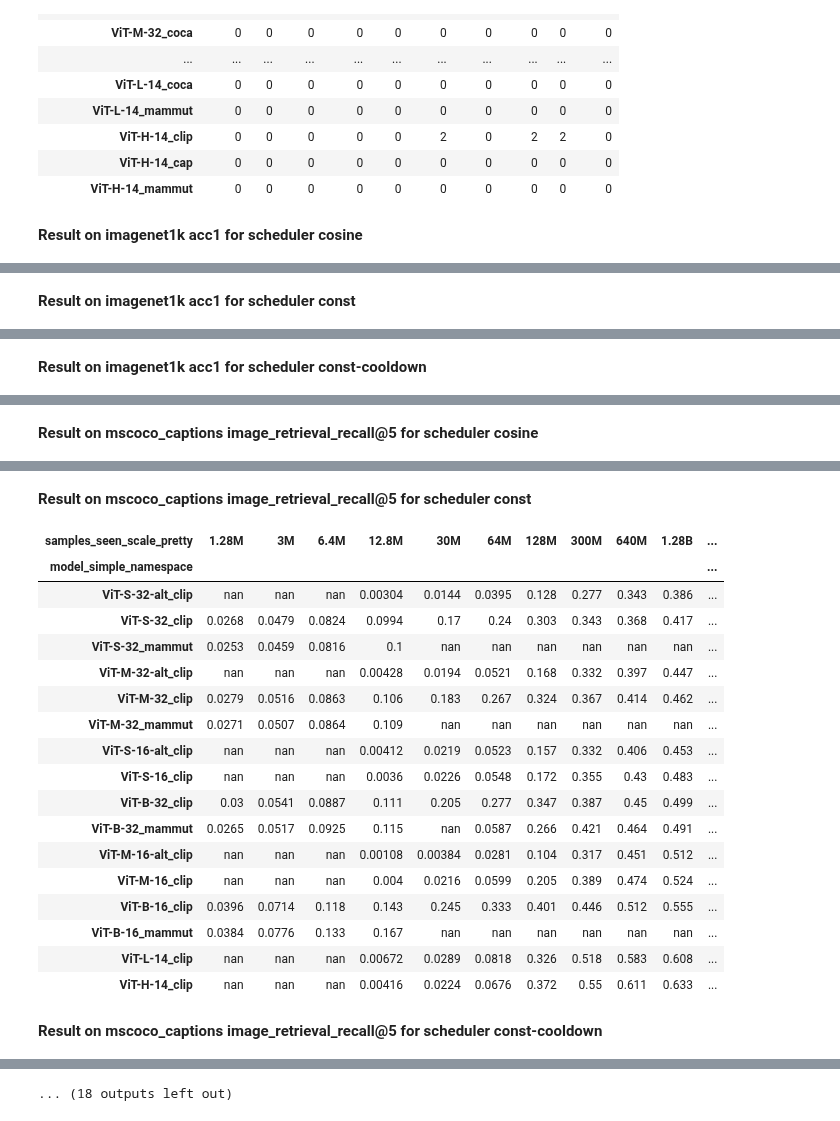
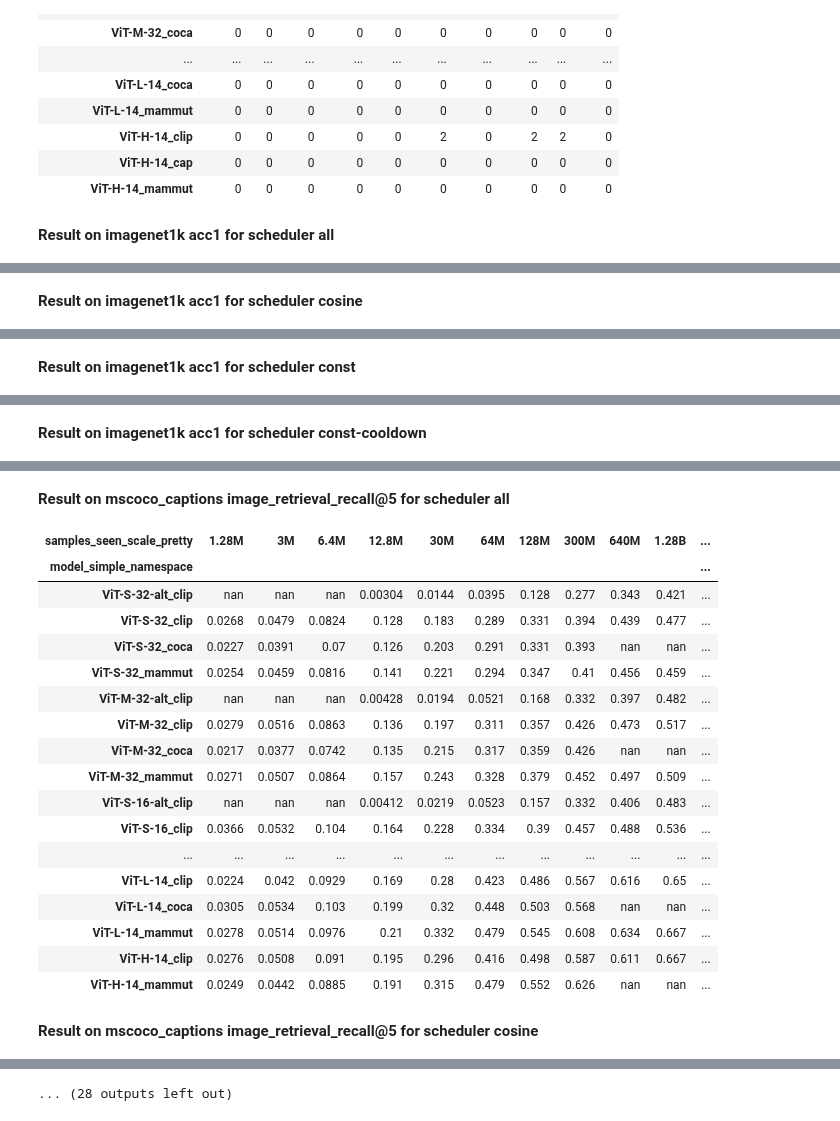
Before and after one commit to SLAMPAI/open_clip_scaling, a Jupyter notebook: overview.ipynb, the cells around one changed output, grey strips where cells are left out. Cells and saved outputs as stored; diff of their text form; code cells hidden in the pictures.

```diff
--- a/overview.ipynb
+++ b/overview.ipynb
@@ -156,15 +156,16 @@ evals = [
     ("sugar_crepe/swap_obj", "acc")
 ]
 for ds, metric in evals:
-    for scheduler in ("cosine", "const", "const-cooldown"):
+    for scheduler in ("all", "cosine", "const", "const-cooldown"):
 
         d = df
         d = d[d.pretrain_dataset=="datacomp_1b"]
         d = d[d.downstream_dataset==ds]
-        if scheduler != "const":
-            d = d[d.epoch==d.total_epochs]
+        if scheduler != "all":
+            if scheduler != "const":
+                d = d[d.epoch==d.total_epochs]
 
-        d = d[d.lr_scheduler==scheduler]
+            d = d[d.lr_scheduler==scheduler]
 
         vars=("samples_seen_scale_pretty", "model_simple_namespace")
         d = d.sort_values(by=metric, ascending=False)
@@ -200,6 +201,6 @@ for ds, metric in evals:
 
         display(d)
 # %% [output]
-Result on imagenet1k acc1 for scheduler cosine
+Result on imagenet1k acc1 for scheduler all
 | samples_seen_scale_pretty | 1.28M | 3M | 6.4M | 12.8M | 30M | 64M | 128M | 300M | 640M | 1.28B | ... |
 | model_simple_namespace |  |  |  |  |  |  |  |  |  |  | ... |
@@ -222,3 +223,3 @@ Result on imagenet1k acc1 for scheduler cosine
-Result on imagenet1k acc1 for scheduler const
+Result on imagenet1k acc1 for scheduler cosine
 | samples_seen_scale_pretty | 1.28M | 3M | 6.4M | 12.8M | 30M | 64M | 128M | 300M | 640M | 1.28B | ... |
 | model_simple_namespace |  |  |  |  |  |  |  |  |  |  | ... |
@@ -241 +242 @@ Result on imagenet1k acc1 for scheduler const
-Result on imagenet1k acc1 for scheduler const-cooldown
+Result on imagenet1k acc1 for scheduler const
@@ -260 +261 @@ Result on imagenet1k acc1 for scheduler const-cooldown
-Result on mscoco_captions image_retrieval_recall@5 for scheduler cosine
+Result on imagenet1k acc1 for scheduler const-cooldown
@@ -279,20 +280,20 @@ Result on mscoco_captions image_retrieval_recall@5 for scheduler cosine
-Result on mscoco_captions image_retrieval_recall@5 for scheduler const
+Result on mscoco_captions image_retrieval_recall@5 for scheduler all
 | samples_seen_scale_pretty | 1.28M | 3M | 6.4M | 12.8M | 30M | 64M | 128M | 300M | 640M | 1.28B | ... |
 | model_simple_namespace |  |  |  |  |  |  |  |  |  |  | ... |
-| ViT-S-32-alt_clip | nan | nan | nan | 0.00304 | 0.0144 | 0.0395 | 0.128 | 0.277 | 0.343 | 0.386 | ... |
-| ViT-S-32_clip | 0.0268 | 0.0479 | 0.0824 | 0.0994 | 0.17 | 0.24 | 0.303 | 0.343 | 0.368 | 0.417 | ... |
-| ViT-S-32_mammut | 0.0253 | 0.0459 | 0.0816 | 0.1 | nan | nan | nan | nan | nan | nan | ... |
-| ViT-M-32-alt_clip | nan | nan | nan | 0.00428 | 0.0194 | 0.0521 | 0.168 | 0.332 | 0.397 | 0.447 | ... |
-| ViT-M-32_clip | 0.0279 | 0.0516 | 0.0863 | 0.106 | 0.183 | 0.267 | 0.324 | 0.367 | 0.414 | 0.462 | ... |
-| ViT-M-32_mammut | 0.0271 | 0.0507 | 0.0864 | 0.109 | nan | nan | nan | nan | nan | nan | ... |
-| ViT-S-16-alt_clip | nan | nan | nan | 0.00412 | 0.0219 | 0.0523 | 0.157 | 0.332 | 0.406 | 0.453 | ... |
-| ViT-S-16_clip | nan | nan | nan | 0.0036 | 0.0226 | 0.0548 | 0.172 | 0.355 | 0.43 | 0.483 | ... |
-| ViT-B-32_clip | 0.03 | 0.0541 | 0.0887 | 0.111 | 0.205 | 0.277 | 0.347 | 0.387 | 0.45 | 0.499 | ... |
-| ViT-B-32_mammut | 0.0265 | 0.0517 | 0.0925 | 0.115 | nan | 0.0587 | 0.266 | 0.421 | 0.464 | 0.491 | ... |
-| ViT-M-16-alt_clip | nan | nan | nan | 0.00108 | 0.00384 | 0.0281 | 0.104 | 0.317 | 0.451 | 0.512 | ... |
-| ViT-M-16_clip | nan | nan | nan | 0.004 | 0.0216 | 0.0599 | 0.205 | 0.389 | 0.474 | 0.524 | ... |
-| ViT-B-16_clip | 0.0396 | 0.0714 | 0.118 | 0.143 | 0.245 | 0.333 | 0.401 | 0.446 | 0.512 | 0.555 | ... |
-| ViT-B-16_mammut | 0.0384 | 0.0776 | 0.133 | 0.167 | nan | nan | nan | nan | nan | nan | ... |
-| ViT-L-14_clip | nan | nan | nan | 0.00672 | 0.0289 | 0.0818 | 0.326 | 0.518 | 0.583 | 0.608 | ... |
-| ViT-H-14_clip | nan | nan | nan | 0.00416 | 0.0224 | 0.0676 | 0.372 | 0.55 | 0.611 | 0.633 | ... |
+| ViT-S-32-alt_clip | nan | nan | nan | 0.00304 | 0.0144 | 0.0395 | 0.128 | 0.277 | 0.343 | 0.421 | ... |
+| ViT-S-32_clip | 0.0268 | 0.0479 | 0.0824 | 0.128 | 0.183 | 0.289 | 0.331 | 0.394 | 0.439 | 0.477 | ... |
+| ViT-S-32_coca | 0.0227 | 0.0391 | 0.07 | 0.126 | 0.203 | 0.291 | 0.331 | 0.393 | nan | nan | ... |
+| ViT-S-32_mammut | 0.0254 | 0.0459 | 0.0816 | 0.141 | 0.221 | 0.294 | 0.347 | 0.41 | 0.456 | 0.459 | ... |
+| ViT-M-32-alt_clip | nan | nan | nan | 0.00428 | 0.0194 | 0.0521 | 0.168 | 0.332 | 0.397 | 0.482 | ... |
+| ViT-M-32_clip | 0.0279 | 0.0516 | 0.0863 | 0.136 | 0.197 | 0.311 | 0.357 | 0.426 | 0.473 | 0.517 | ... |
+| ViT-M-32_coca | 0.0217 | 0.0377 | 0.0742 | 0.135 | 0.215 | 0.317 | 0.359 | 0.426 | nan | nan | ... |
+| ViT-M-32_mammut | 0.0271 | 0.0507 | 0.0864 | 0.157 | 0.243 | 0.328 | 0.379 | 0.452 | 0.497 | 0.509 | ... |
+| ViT-S-16-alt_clip | nan | nan | nan | 0.00412 | 0.0219 | 0.0523 | 0.157 | 0.332 | 0.406 | 0.483 | ... |
+| ViT-S-16_clip | 0.0366 | 0.0532 | 0.104 | 0.164 | 0.228 | 0.334 | 0.39 | 0.457 | 0.488 | 0.536 | ... |
+| ... | ... | ... | ... | ... | ... | ... | ... | ... | ... | ... | ... |
+| ViT-L-14_clip | 0.0224 | 0.042 | 0.0929 | 0.169 | 0.28 | 0.423 | 0.486 | 0.567 | 0.616 | 0.65 | ... |
+| ViT-L-14_coca | 0.0305 | 0.0534 | 0.103 | 0.199 | 0.32 | 0.448 | 0.503 | 0.568 | nan | nan | ... |
+| ViT-L-14_mammut | 0.0278 | 0.0514 | 0.0976 | 0.21 | 0.332 | 0.479 | 0.545 | 0.608 | 0.634 | 0.667 | ... |
+| ViT-H-14_clip | 0.0276 | 0.0508 | 0.091 | 0.195 | 0.296 | 0.416 | 0.498 | 0.587 | 0.611 | 0.667 | ... |
+| ViT-H-14_mammut | 0.0249 | 0.0442 | 0.0885 | 0.191 | 0.315 | 0.479 | 0.552 | 0.626 | nan | nan | ... |
-Result on mscoco_captions image_retrieval_recall@5 for scheduler const-cooldown
+Result on mscoco_captions image_retrieval_recall@5 for scheduler cosine
@@ -317 +318 @@ Result on mscoco_captions image_retrieval_recall@5 for scheduler const-cooldown
-... (18 outputs left out)
+... (28 outputs left out)
```
Also changed, not shown: parts of 1 cell of this notebook.
